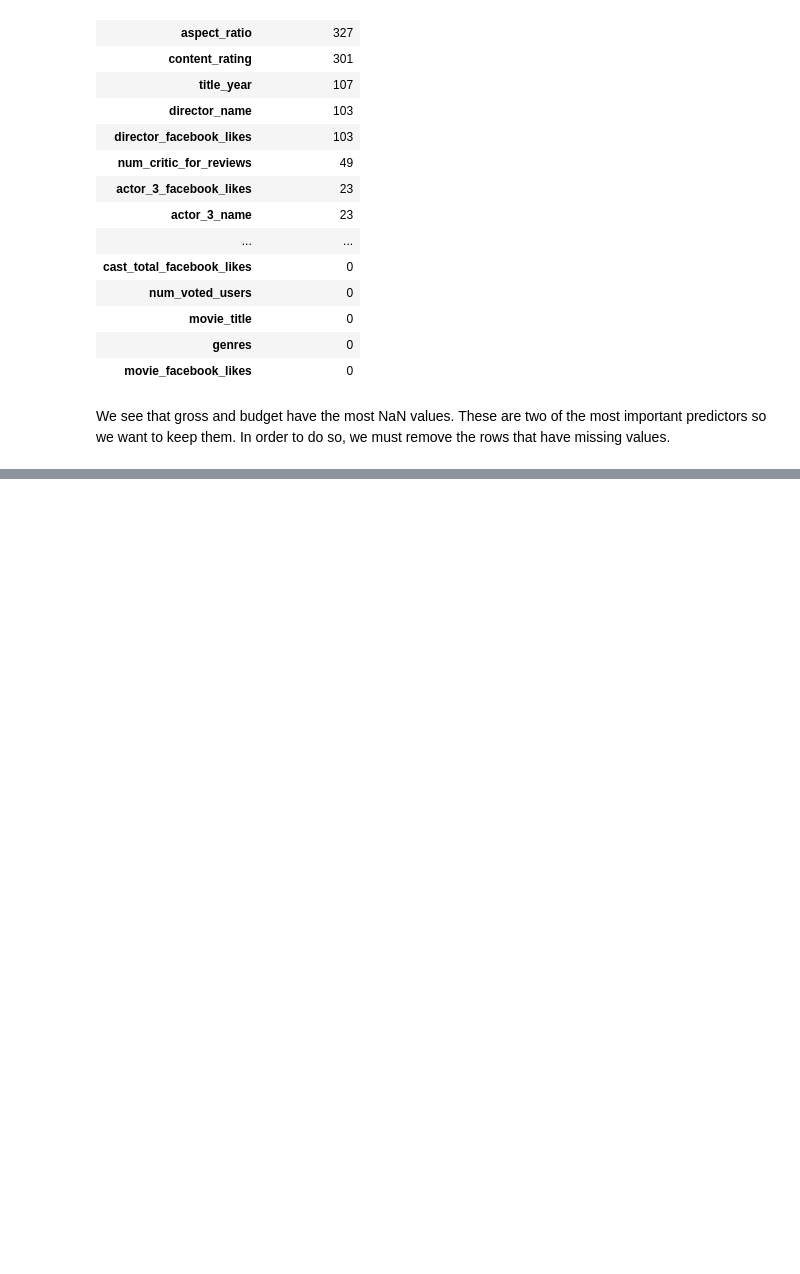
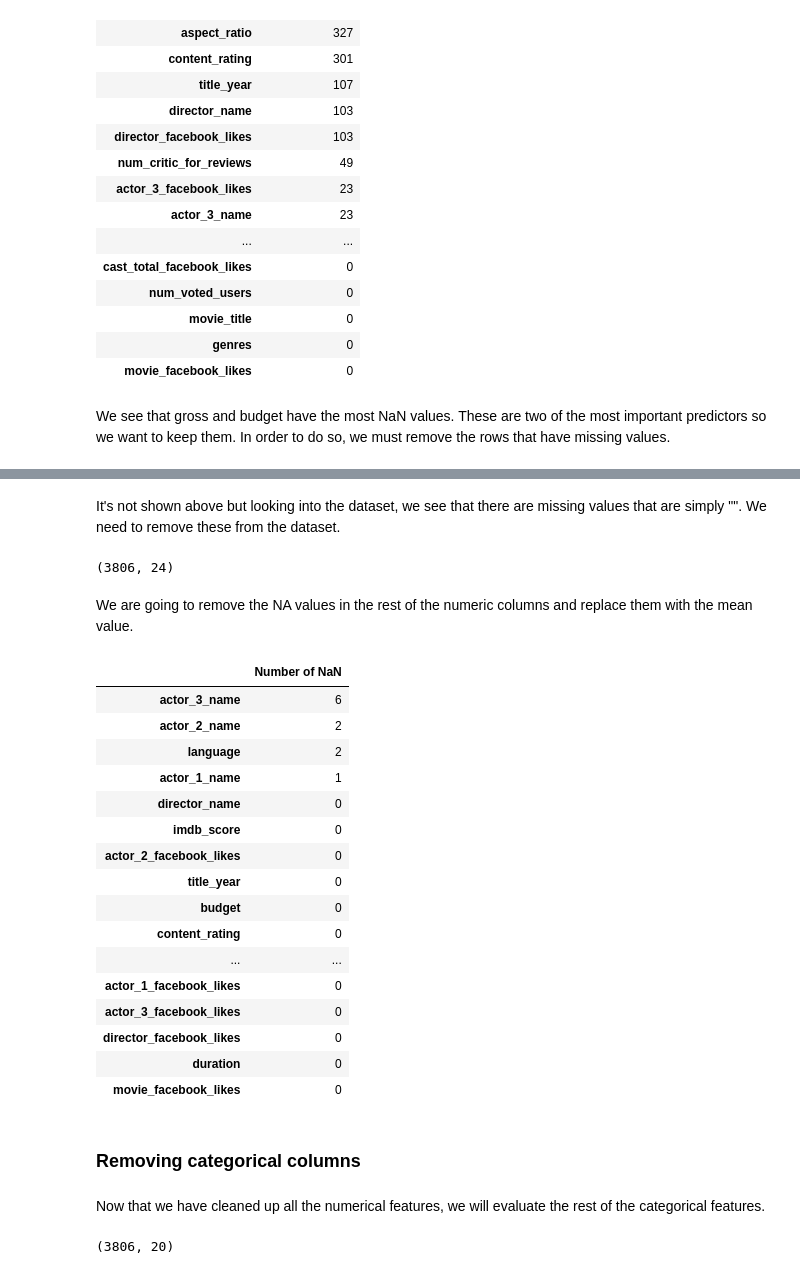
Before and after one commit to wchung42/ml-final-project, a Jupyter notebook: ml_final_project_imdb_movies.ipynb, the cells around one changed output, grey strips where cells are left out. Saved outputs shown, nothing was run; the diff lists cells and outputs as text; code cells hidden in the pictures; blank space fills up the shorter version.

```diff
--- a/ml_final_project_imdb_movies.ipynb
+++ b/ml_final_project_imdb_movies.ipynb
@@ -207,0 +320,55 @@ We see that gross and budget have the most NaN values. These are two of the most
+# %% [markdown]
+It's not shown above but looking into the dataset, we see that there are missing values that are simply "". We need to remove these from the dataset.
+# %%
+data = data.dropna(subset = ['content_rating'])
+# %%
+data.shape
+# %% [output]
+(3806, 24)
+# %% [markdown]
+We are going to remove the NA values in the rest of the numeric columns and replace them with the mean value.
+# %%
+# replace with mean of each column
+values = {
+    'actor_3_facebook_likes': data['actor_3_facebook_likes'].mean(),
+    'facenumber_in_poster': data['facenumber_in_poster'].mean(),
+    'actor_2_facebook_likes': data['actor_2_facebook_likes'].mean(),
+    'actor_1_facebook_likes': data['actor_1_facebook_likes'].mean(),
+    'duration': data['duration'].mean(),
+    'num_critic_for_reviews': data['num_critic_for_reviews'].mean()
+}
+data = data.fillna(value = values)
+# %%
+nandata = data.isnull().sum().to_frame('Number of NaN').sort_values(by = ['Number of NaN'], ascending = False)
+nandata
+# %% [output]
+|  | Number of NaN |
+| actor_3_name | 6 |
+| actor_2_name | 2 |
+| language | 2 |
+| actor_1_name | 1 |
+| director_name | 0 |
+| imdb_score | 0 |
+| actor_2_facebook_likes | 0 |
+| title_year | 0 |
+| budget | 0 |
+| content_rating | 0 |
+| ... | ... |
+| actor_1_facebook_likes | 0 |
+| actor_3_facebook_likes | 0 |
+| director_facebook_likes | 0 |
+| duration | 0 |
+| movie_facebook_likes | 0 |
+# %% [markdown]
+### Removing categorical columns
+# %% [markdown]
+Now that we have cleaned up all the numerical features, we will evaluate the rest of the categorical features.
+# %%
+# remove actor names, languages and director names
+data = data.drop(['actor_3_name'], axis = 1)
+data = data.drop(['actor_2_name'], axis = 1)
+data = data.drop(['actor_1_name'], axis = 1)
+data = data.drop(['director_name'], axis = 1)
+data.shape
+# %% [output]
+(3806, 20)
```
Also changed, not shown: parts of 12 cells of this notebook.
